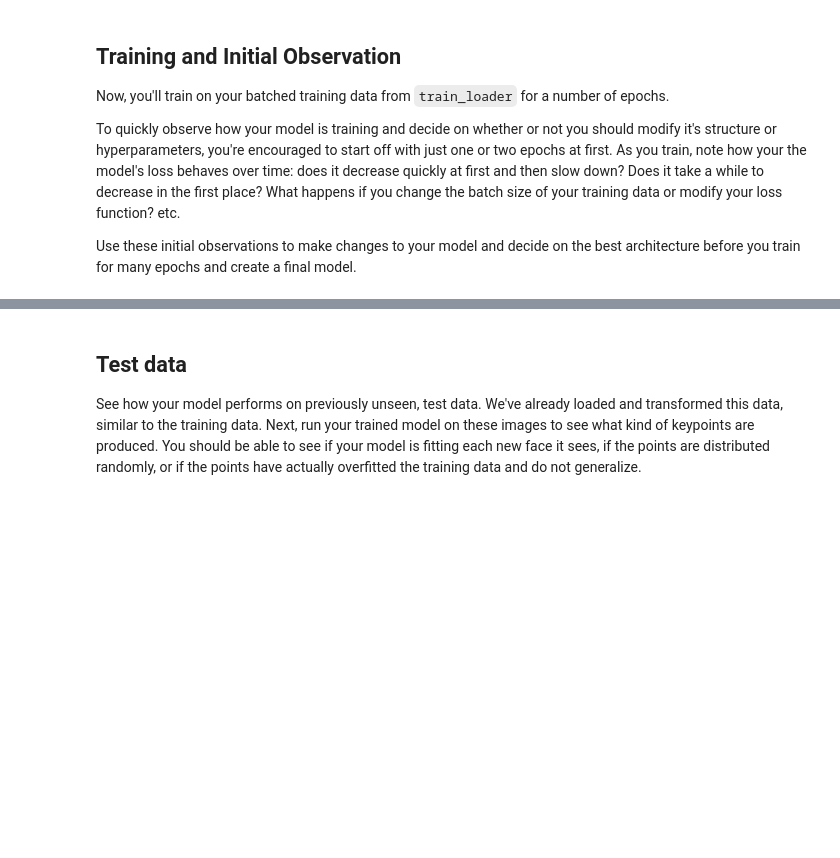
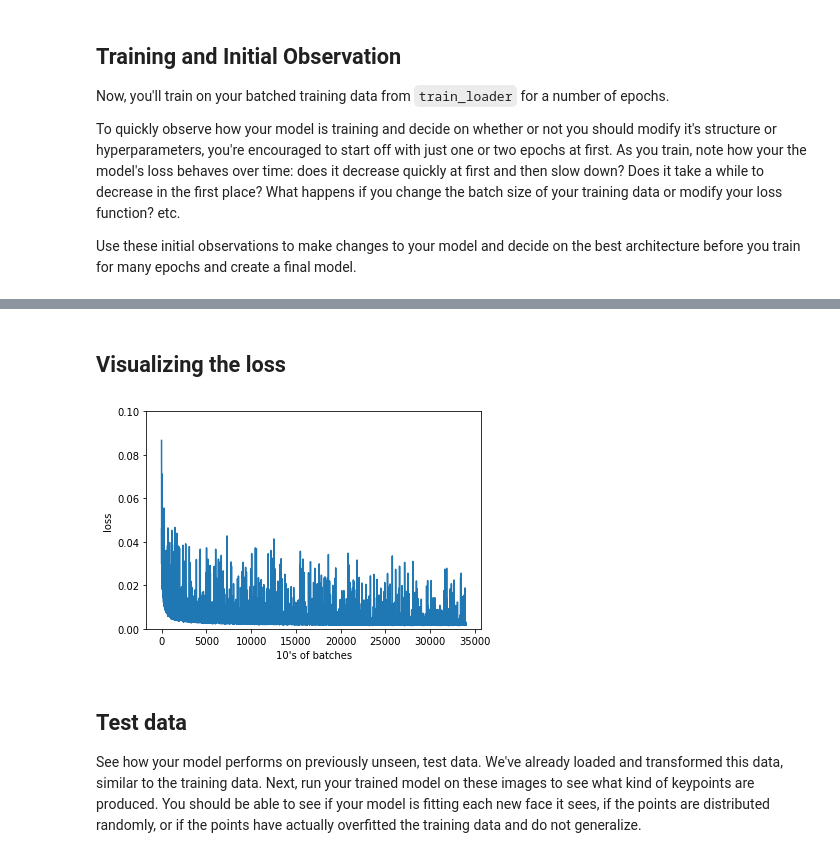
Before and after one commit to binliu-base/CVND_P1_Facial_Keypoints, a Jupyter notebook: 2. Define the Network Architecture.ipynb, the cells around one changed output, grey strips where cells are left out. Cells and saved outputs as stored; diff of their text form; code cells hidden in the pictures; blank space fills up the shorter version.

```diff
--- a/2. Define the Network Architecture.ipynb
+++ b/2. Define the Network Architecture.ipynb
@@ -346,7 +341,8 @@ import torch.optim as optim
 
 criterion = nn.MSELoss() #nn.SmoothL1Loss
 
-optimizer = optim.SGD(net.parameters(), lr=0.001, momentum=0.9)
+# optimizer = optim.SGD(net.parameters(), lr=0.001, momentum=0.9)
+optimizer = optim.Adam(net.parameters(), lr=0.001, betas=(0.9, 0.999))
 # %% [markdown]
 ## Training and Initial Observation
 
@@ -358,7 +354,9 @@ Use these initial observations to make changes to your model and decide on the b
 # %%
 def train_net(n_epochs):
 
-    train_losses , train_accuracy = [],[]
+    loss_over_time = [] # to track the loss as the network trains
+#     train_accuracy = []
+
     # prepare the net for training
     net.train()
 
@@ -376,12 +374,10 @@ def train_net(n_epochs):
             key_pts = key_pts.view(key_pts.size(0), -1)
 
             # convert variables to floats for regression loss
-            if torch.cuda.is_available():
-                key_pts = key_pts.type(torch.cuda.FloatTensor)
-                images = images.type(torch.cuda.FloatTensor)
-            else:
-                key_pts = key_pts.type(torch.FloatTensor)
-                images = images.type(torch.FloatTensor)
+            # key_pts = key_pts.type(torch.cuda.FloatTensor)
+            key_pts = key_pts.type(torch.FloatTensor).to(device)
+            #images = images.type(torch.cuda.FloatTensor)
+            images = images.type(torch.FloatTensor).to(device)
 
             # forward pass to get outputs
             output_pts = net(images)
@@ -402,13 +398,18 @@ def train_net(n_epochs):
             # to convert loss into a scalar and add it to the running_loss, use .item()
             running_loss += loss.item()
             if batch_i % 10 == 9:    # print every 10 batches
-                print('Epoch: {}, Batch: {}, Avg. Loss: {}'.format(epoch + 1, batch_i+1, running_loss/1000))
+                avg_loss = running_loss/10
+                # record and print the avg loss over the 10 batches
+                loss_over_time.append(avg_loss)
+                print('Epoch: {}, Batch: {}, Avg. Loss: {}'.format(epoch + 1, batch_i+1, avg_loss))
                 running_loss = 0.0
 
     print('Finished Training')
+    return loss_over_time
 # %%
 # train your network
-n_epochs = 60 # start small, and increase when you've decided on your model structure and hyperparams
+n_epochs = 1000 # start small, and increase when you've decided on your model structure and hyperparams
 
-train_net(n_epochs)
+# call train and record the loss over time
+training_loss = train_net(n_epochs)
 # %% [output]
@@ -432,3 +433,14 @@ Finished Training
+# %% [markdown]
+## Visualizing the loss
+# %%
+# visualize the loss as the network trained
+plt.plot(training_loss)
+plt.xlabel('10\'s of batches')
+plt.ylabel('loss')
+plt.ylim(0, 0.1) # consistent scale
+plt.show()
+# %% [output]
+[figure, added]
 # %% [markdown]
 ## Test data
 
```
Also changed, not shown: parts of 21 cells of this notebook, 4 other files.
